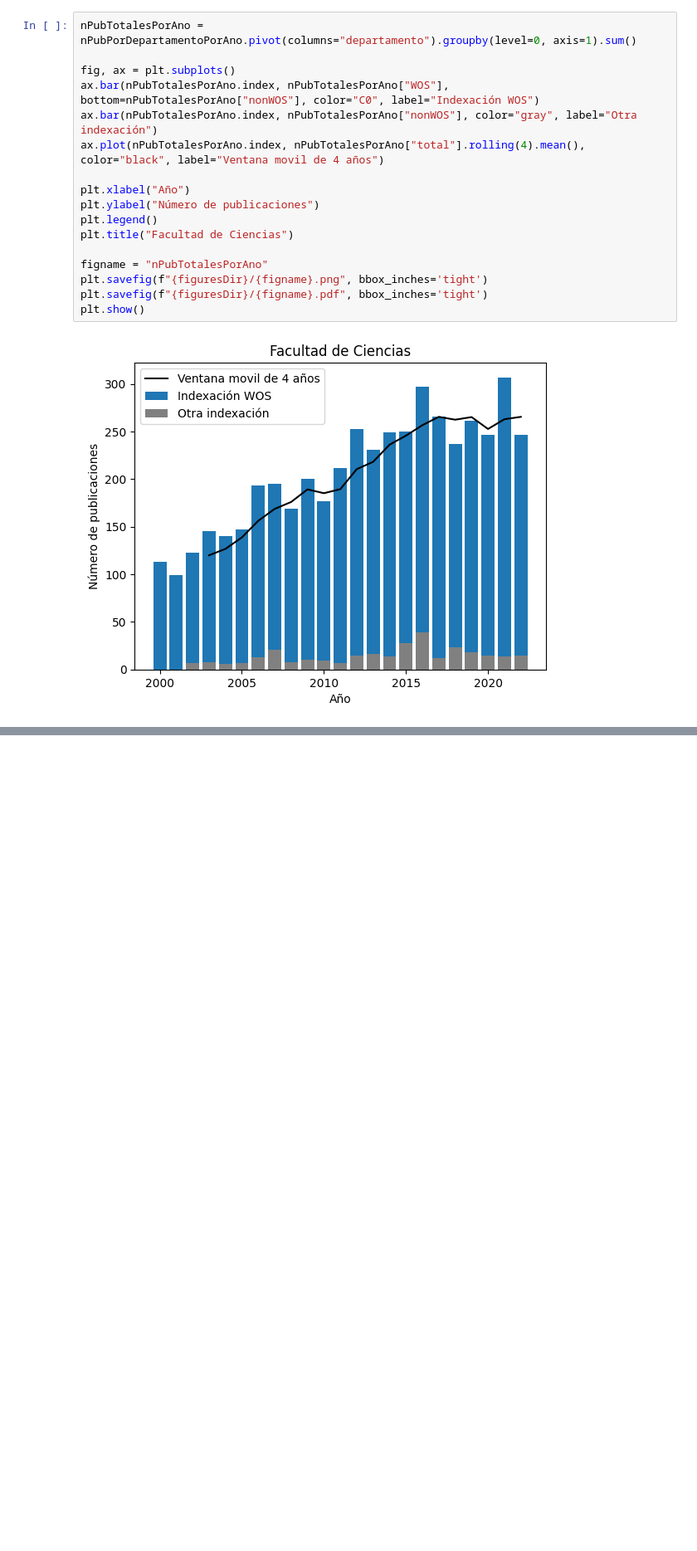
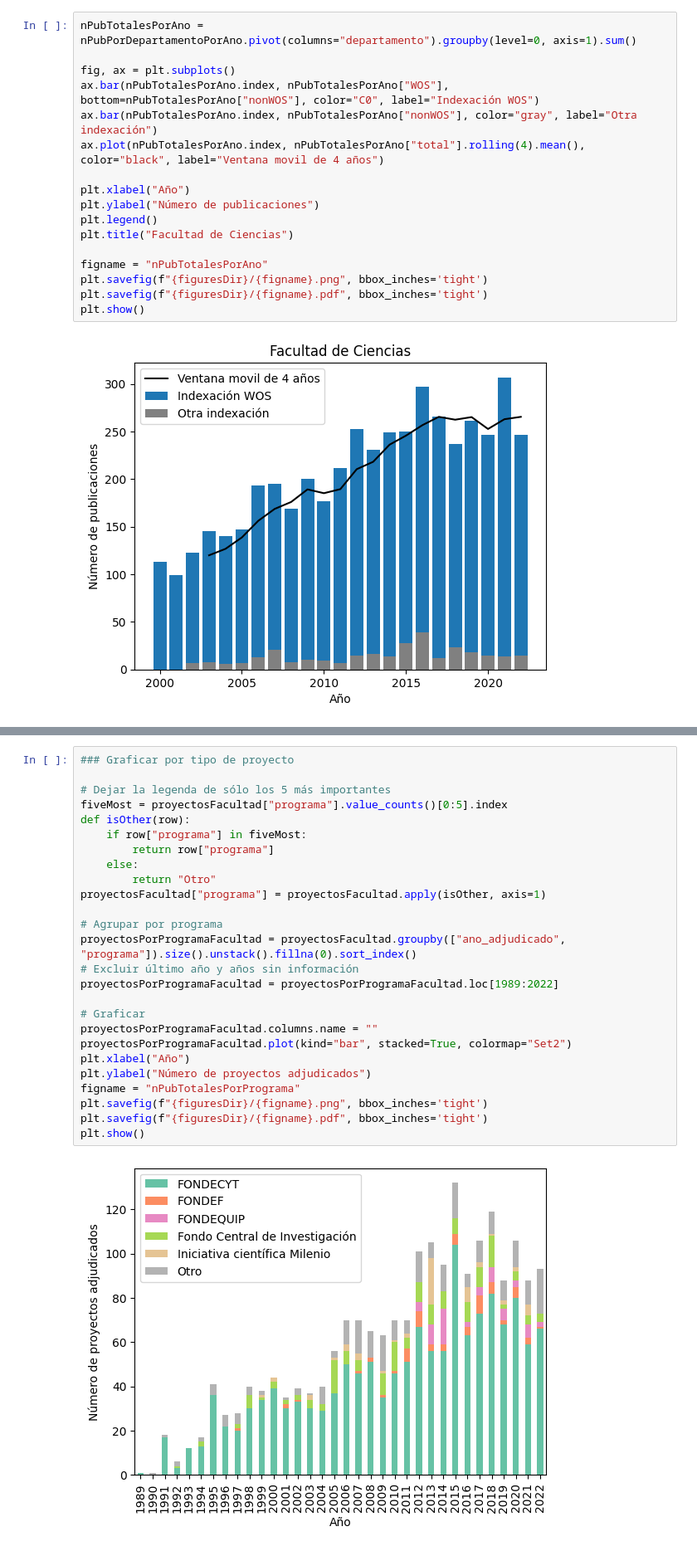
Before and after one commit to dmunozg/analisisPublicacionesFCiencias, a Jupyter notebook: analysis.ipynb, the cells around one changed output, grey strips where cells are left out. Shown at 83% size. Cells and saved outputs as stored; diff of their text form; blank space fills up the shorter version.

```diff
--- a/analysis.ipynb
+++ b/analysis.ipynb
@@ -227,0 +323,28 @@ plt.show()
+# %%
+### Graficar por tipo de proyecto
+
+# Dejar la legenda de sólo los 5 más importantes
+fiveMost = proyectosFacultad["programa"].value_counts()[0:5].index
+def isOther(row):
+    if row["programa"] in fiveMost:
+        return row["programa"]
+    else:
+        return "Otro"
+proyectosFacultad["programa"] = proyectosFacultad.apply(isOther, axis=1)
+
+# Agrupar por programa
+proyectosPorProgramaFacultad = proyectosFacultad.groupby(["ano_adjudicado", "programa"]).size().unstack().fillna(0).sort_index()
+# Excluir último año y años sin información
+proyectosPorProgramaFacultad = proyectosPorProgramaFacultad.loc[1989:2022]
+
+# Graficar
+proyectosPorProgramaFacultad.columns.name = ""
+proyectosPorProgramaFacultad.plot(kind="bar", stacked=True, colormap="Set2")
+plt.xlabel("Año")
+plt.ylabel("Número de proyectos adjudicados")
+figname = "nPubTotalesPorPrograma"
+plt.savefig(f"{figuresDir}/{figname}.png", bbox_inches='tight')
+plt.savefig(f"{figuresDir}/{figname}.pdf", bbox_inches='tight')
+plt.show()
+# %% [output]
+[figure, added]
```
Also changed, not shown: parts of 7 cells of this notebook.
